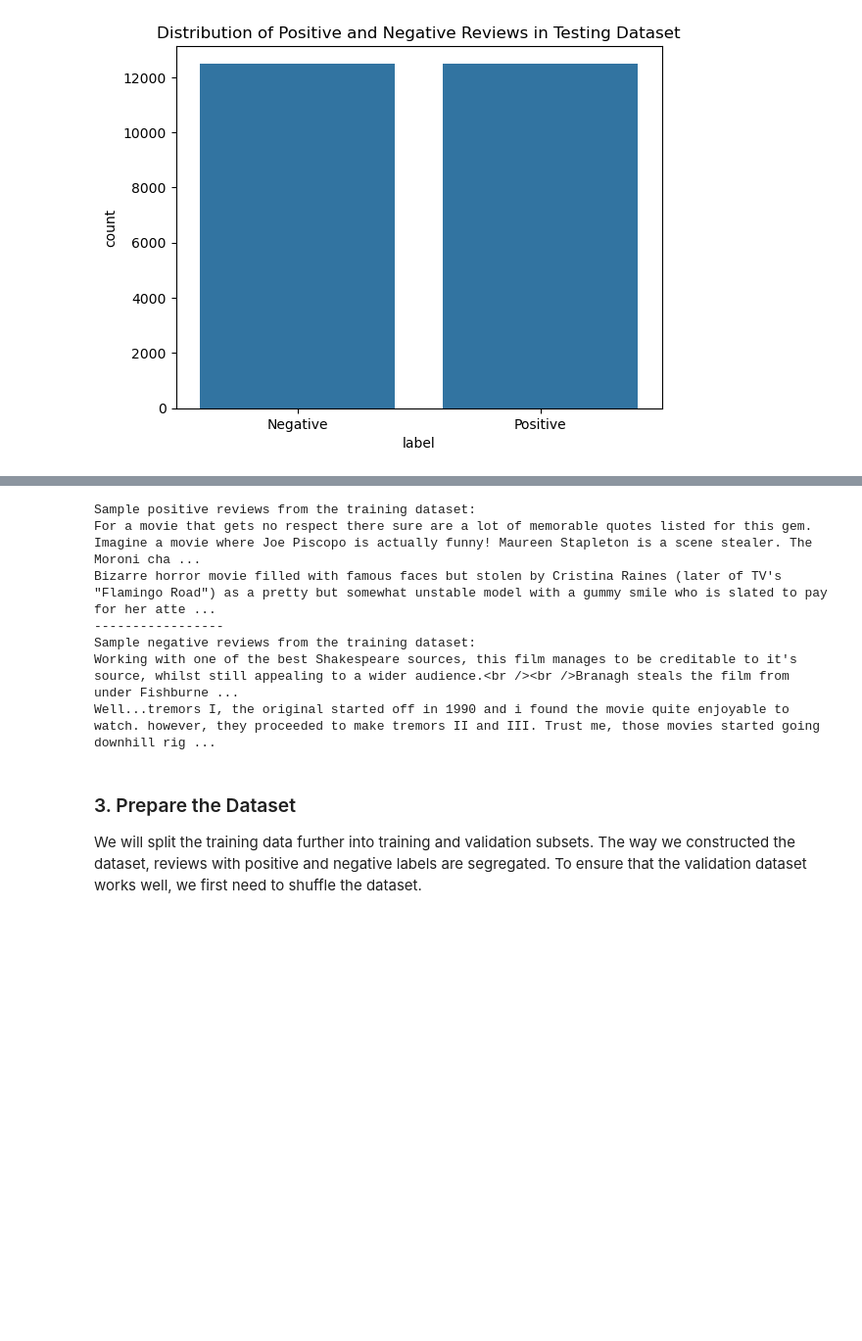
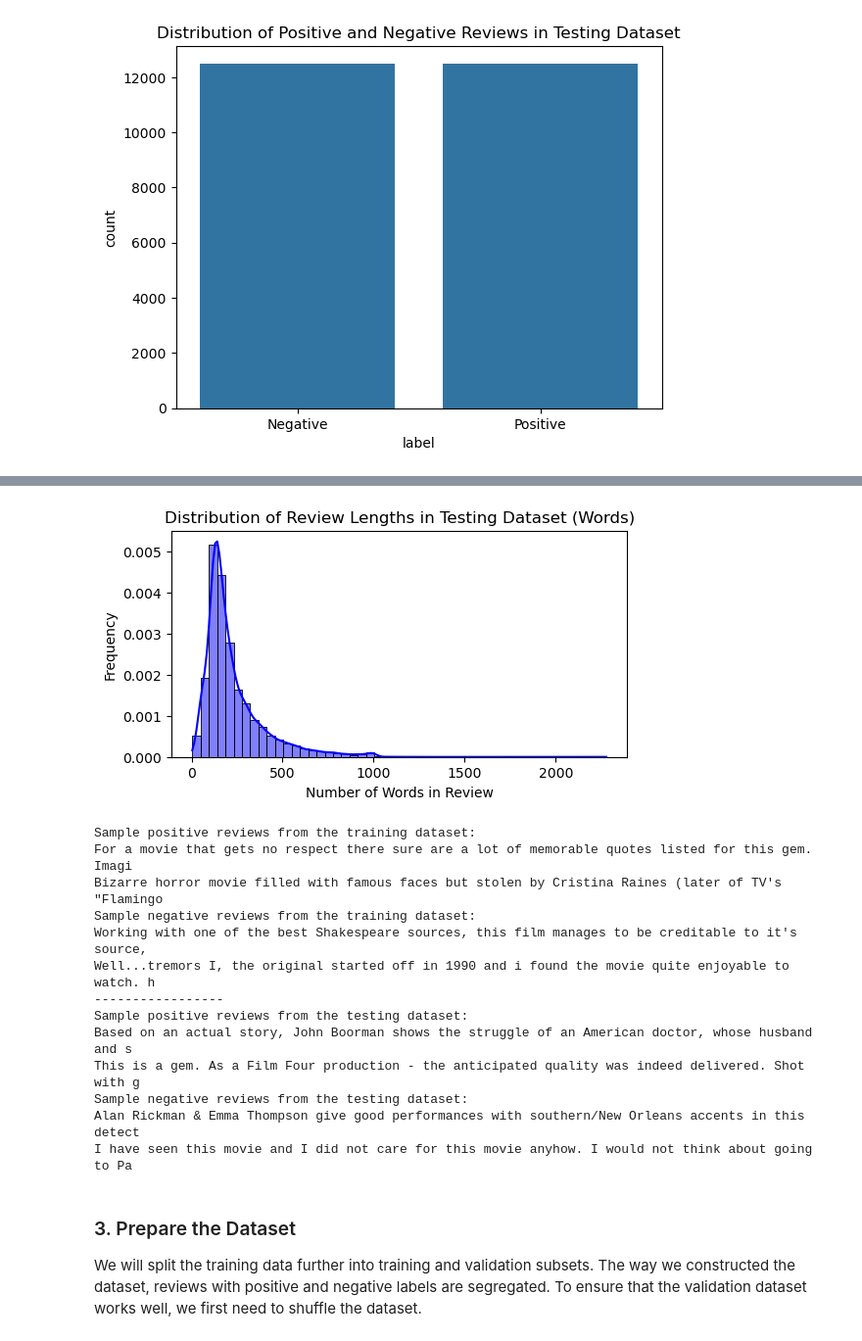
Before and after one commit to ashleydonohoe/SentimentScope_Starter, a Jupyter notebook: SentimentScope_starter.ipynb, the cells around one changed output, grey strips where cells are left out. Shown at 98% size. Drawn from its saved outputs; the diff is of its cells as text; code cells hidden in the pictures; blank space fills up the shorter version.

```diff
--- a/SentimentScope_starter.ipynb
+++ b/SentimentScope_starter.ipynb
@@ -282,20 +288,55 @@ plt.show()
+# %%
+# Compute and plot the distribution of review lengths in the testing set in characters or words
+
+# Calculate the word count
+test_df['review_length'] = test_df['review'].apply(lambda x: len(x.split()))
+
+# Set up and display the histogram with a KDE overlay
+plt.figure(figsize=(6, 3))
+
+sns.histplot(test_df['review_length'], bins=50, stat='density', kde=True, alpha=0.5, color='blue')
+plt.title('Distribution of Review Lengths in Testing Dataset (Words)')
+plt.xlabel('Number of Words in Review')
+plt.ylabel('Frequency')
+plt.show()
+# %% [output]
+[figure, added]
 # %%
-# Print a few positive and negative reviews from the training dataset to get a sense of the data.
+# Print a few positive and negative reviews from the training dataset to get a sense of the data, limited to first 100 chars
+
+# Create function to show first three reviews of the specificed label (positive or negative) from the given DataFrame, limited to first 100 chars
+def show_sample_reviews(df, label, n=3, max_length=100):
+    reviews = df[df['label'] == label]['review'].iloc[:n]
+    for review in reviews:
+        print(review[:max_length]) # Print the first max_length characters of each review
+
+
+
 print("Sample positive reviews from the training dataset:")
-print(train_df[train_df['label'] == 1]['review'].iloc[0]) # Print the first positive review
-print(train_df[train_df['label'] == 1]['review'].iloc[1]) # Print the second positive review
+show_sample_reviews(train_df, 1, 2)
+print("Sample negative reviews from the training dataset:")
+show_sample_reviews(train_df, 0, 2)
+
 print('-----------------')
-print("Sample negative reviews from the training dataset:")
-print(train_df[train_df['label'] == 0]['review'].iloc[0]) # Print the first negative review
-print(train_df[train_df['label'] == 0]['review'].iloc[1]) # Print the second negative review
+
+print("Sample positive reviews from the testing dataset:")
+show_sample_reviews(test_df, 1, 2)
+print("Sample negative reviews from the testing dataset:")
+show_sample_reviews(test_df, 0, 2)
 # %% [output]
 Sample positive reviews from the training dataset:
-For a movie that gets no respect there sure are a lot of memorable quotes listed for this gem. Imagine a movie where Joe Piscopo is actually funny! Maureen Stapleton is a scene stealer. The Moroni cha ...
-Bizarre horror movie filled with famous faces but stolen by Cristina Raines (later of TV's "Flamingo Road") as a pretty but somewhat unstable model with a gummy smile who is slated to pay for her atte ...
+For a movie that gets no respect there sure are a lot of memorable quotes listed for this gem. Imagi
+Bizarre horror movie filled with famous faces but stolen by Cristina Raines (later of TV's "Flamingo
+Sample negative reviews from the training dataset:
+Working with one of the best Shakespeare sources, this film manages to be creditable to it's source,
+Well...tremors I, the original started off in 1990 and i found the movie quite enjoyable to watch. h
 -----------------
-Sample negative reviews from the training dataset:
-Working with one of the best Shakespeare sources, this film manages to be creditable to it's source, whilst still appealing to a wider audience.<br /><br />Branagh steals the film from under Fishburne ...
-Well...tremors I, the original started off in 1990 and i found the movie quite enjoyable to watch. however, they proceeded to make tremors II and III. Trust me, those movies started going downhill rig ...
+Sample positive reviews from the testing dataset:
+Based on an actual story, John Boorman shows the struggle of an American doctor, whose husband and s
+This is a gem. As a Film Four production - the anticipated quality was indeed delivered. Shot with g
+Sample negative reviews from the testing dataset:
+Alan Rickman & Emma Thompson give good performances with southern/New Orleans accents in this detect
+I have seen this movie and I did not care for this movie anyhow. I would not think about going to Pa
 # %% [markdown]
 ### 3. Prepare the Dataset
 We will split the training data further into training and validation subsets. The way we constructed the dataset, reviews with positive and negative labels are segregated. To ensure that the validation dataset works well, we first need to shuffle the dataset.
```
Also changed, not shown: parts of 1 cell of this notebook.
